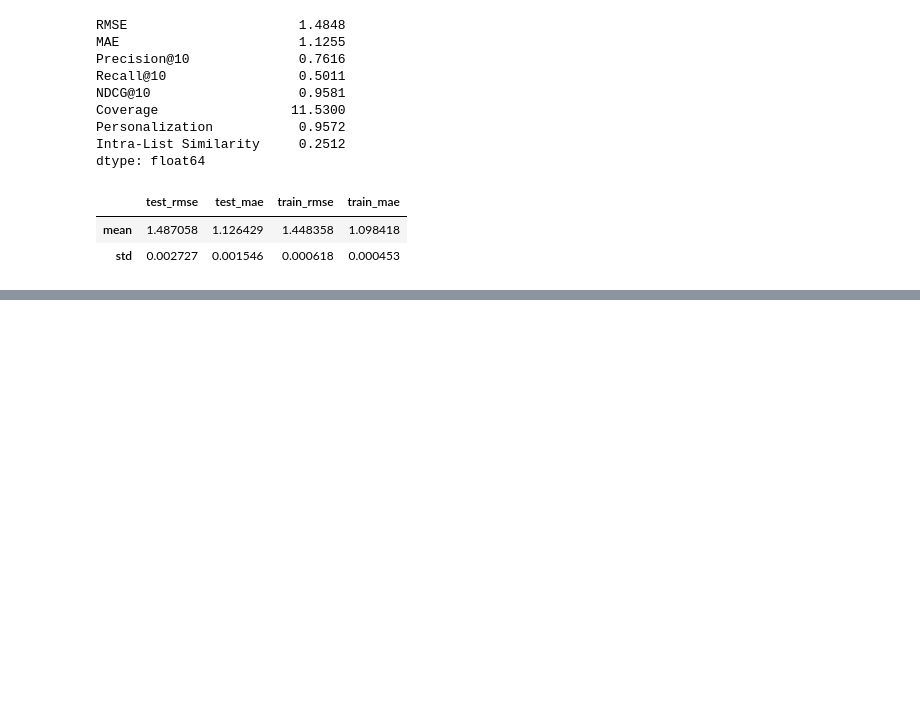
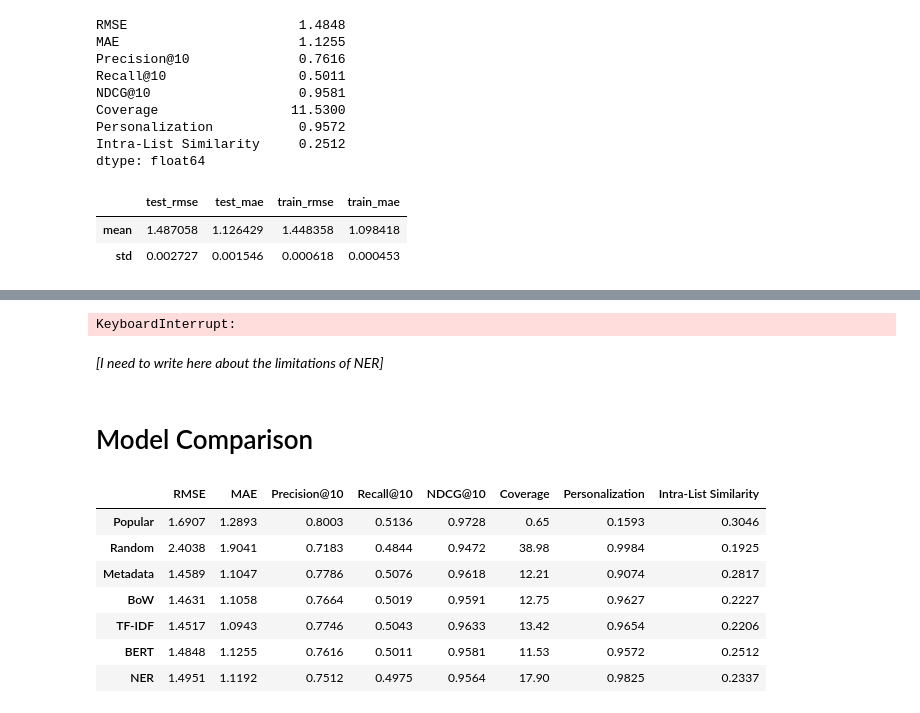
Before and after one commit to rubendjg/Anime-Recommendation-System, a Jupyter notebook: modeling/modeling.ipynb, the cells around one changed output, grey strips where cells are left out. Drawn from its saved outputs; the diff is of its cells as text; code cells hidden in the pictures; blank space fills up the shorter version.

```diff
--- a/modeling/modeling.ipynb
+++ b/modeling/modeling.ipynb
@@ -839,0 +895,12 @@ pd.DataFrame(cv_results)[["test_rmse", "test_mae", "train_rmse", "train_mae"]].a
+# %%
+def get_entity_string(text):
+    doc = nlp_ner(text)
+    return " ".join([ent.text for ent in doc.ents])
+
+_ner_strings = _synopsis_df["sypnopsis"].apply(get_entity_string)
+
+from sklearn.feature_extraction.text import CountVectorizer as CV
+ner_vect = CV(max_features=5000)
+ner_mat  = ner_vect.fit_transform(_ner_strings)
+print("NER matrix shape:", ner_mat.shape)
+print("BoW matrix shape:", bow_stop.shape)
@@ -839,0 +1014,28 @@ pd.DataFrame(cv_results)[["test_rmse", "test_mae", "train_rmse", "train_mae"]].a
+# %%
+cv_results = cross_validate(
+    NERRecommender(), data,
+    measures=["RMSE", "MAE"],
+    cv=KFold(n_splits=5, random_state=SEED),
+    return_train_measures=True,
+    n_jobs=1,
+    verbose=False
+)
+pd.DataFrame(cv_results)[["test_rmse", "test_mae", "train_rmse", "train_mae"]].agg(["mean", "std"])
+# %% [output]
+KeyboardInterrupt:
+# %% [markdown]
+*[I need to write here about the limitations of NER]*
+# %% [markdown]
+# Model Comparison
+# %%
+results_df = pd.DataFrame(results).T
+results_df
+# %% [output]
+|  | RMSE | MAE | Precision@10 | Recall@10 | NDCG@10 | Coverage | Personalization | Intra-List Similarity |
+| Popular | 1.6907 | 1.2893 | 0.8003 | 0.5136 | 0.9728 | 0.65 | 0.1593 | 0.3046 |
+| Random | 2.4038 | 1.9041 | 0.7183 | 0.4844 | 0.9472 | 38.98 | 0.9984 | 0.1925 |
+| Metadata | 1.4589 | 1.1047 | 0.7786 | 0.5076 | 0.9618 | 12.21 | 0.9074 | 0.2817 |
+| BoW | 1.4631 | 1.1058 | 0.7664 | 0.5019 | 0.9591 | 12.75 | 0.9627 | 0.2227 |
+| TF-IDF | 1.4517 | 1.0943 | 0.7746 | 0.5043 | 0.9633 | 13.42 | 0.9654 | 0.2206 |
+| BERT | 1.4848 | 1.1255 | 0.7616 | 0.5011 | 0.9581 | 11.53 | 0.9572 | 0.2512 |
+| NER | 1.4951 | 1.1192 | 0.7512 | 0.4975 | 0.9564 | 17.90 | 0.9825 | 0.2337 |
```
Also changed, not shown: parts of 10 cells of this notebook.
